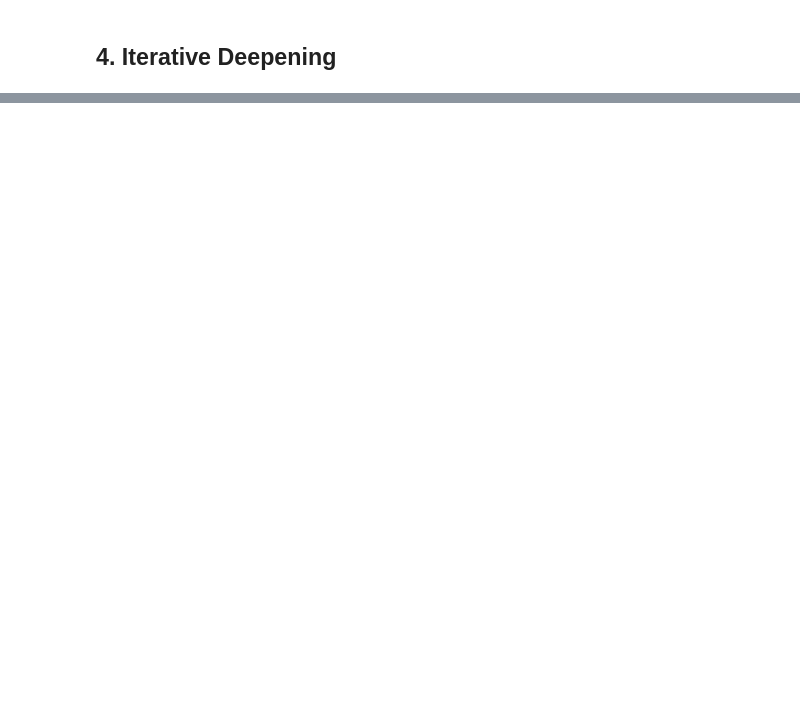
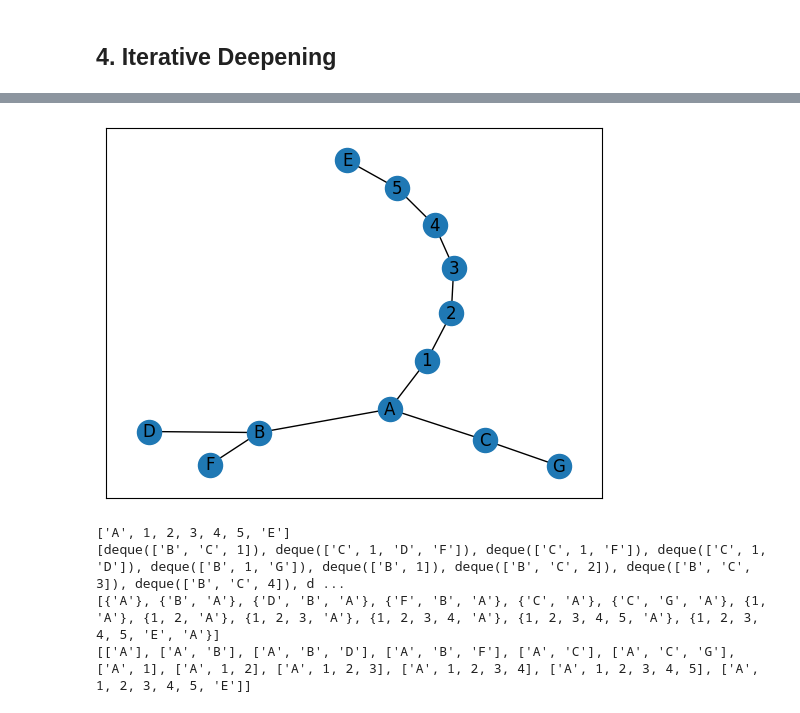
Before and after one commit to iGotsIt/AI-search-tool, a Jupyter notebook: AI Search Tool.ipynb, the cells around one changed output, grey strips where cells are left out. Saved outputs shown, nothing was run; the diff lists cells and outputs as text; code cells hidden in the pictures; blank space fills up the shorter version.

```diff
--- a/AI Search Tool.ipynb
+++ b/AI Search Tool.ipynb
@@ -297,21 +330,66 @@ def hill_climbing(graph: Graph, eval_func: EvalFunc = degree_eval, only_best: bo
             if found_trace is not None: return found_trace
         return None
     return __dfs_with_best(graph.start, [])
+
+
+def hill_climbing(graph: Graph, eval_func: EvalFunc = degree_eval, only_best: bool = True) -> Tuple[Optional[Trace], List[Deque[Point]], List[Deque[Point]], List[Trace]]:
+    frontier_steps, explored_steps, paths_history = [], [], []
+
+    def __dfs_with_best(cur_point: Point, trace: Trace, explored: Set[Point], frontier: Deque[Point]) -> Optional[Trace]:
+        trace.append(cur_point)
+        explored.add(cur_point)
+        frontier.remove(cur_point)
+        neighbours = graph.adjList.get(cur_point, [])
+        neighbours.sort(key=lambda p: eval_func(graph, p), reverse=True)
+        if only_best:
+            neighbours = [neighbours[0]] if neighbours else []
+        for n in neighbours:
+            if n not in explored:
+                frontier.append(n)
+        frontier_steps.append(deepcopy(frontier))
+        explored_steps.append(deepcopy(explored))
+        path = trace.copy()
+        paths_history.append(path)
+
+        if cur_point == graph.goal:
+            return trace
+        if len(neighbours) == 0:
+            return None
+
+        for n in neighbours:
+            if n in trace:
+                continue
+            found_trace = __dfs_with_best(n, trace.copy(), explored.copy(), frontier.copy())
+            if found_trace is not None:
+                return found_trace
+        return None
+
+    trace = __dfs_with_best(graph.start, [], set(), deque([graph.start]))
+    return trace, frontier_steps, explored_steps, paths_history
 # %%
 def test_hill_climbing():
     test_graph = Graph(
         vertices=["A", "B", "C", "D", "E", "F", "G", 1, 2, 3, 4, 5],
         edges=[
             ("A", "B"), ("A", "C"), ("A", 1), ("B", "D"), ("B", "F"),
             ("C", "G"), (1, 2), (2, 3),(3, 4), (4, 5), (5, "E")
         ],
         start="A", goal="E", weighted=False
     )
     nx_graph = nx.Graph()
     nx_graph.add_edges_from(test_graph.visualization)
     nx.draw_networkx(nx_graph)
     plt.show()
-    find_trace = hill_climbing(test_graph, only_best=False)
+    find_trace, frontier_steps, explored_steps, paths_history = hill_climbing(test_graph, only_best=False)
     print(find_trace)
+    print(frontier_steps)
+    print(explored_steps)
+    print(paths_history)
 
 test_hill_climbing()
+# %% [output]
+[figure, added]
+['A', 1, 2, 3, 4, 5, 'E']
+[deque(['B', 'C', 1]), deque(['C', 1, 'D', 'F']), deque(['C', 1, 'F']), deque(['C', 1, 'D']), deque(['B', 1, 'G']), deque(['B', 1]), deque(['B', 'C', 2]), deque(['B', 'C', 3]), deque(['B', 'C', 4]), d ...
+[{'A'}, {'B', 'A'}, {'D', 'B', 'A'}, {'F', 'B', 'A'}, {'C', 'A'}, {'C', 'G', 'A'}, {1, 'A'}, {1, 2, 'A'}, {1, 2, 3, 'A'}, {1, 2, 3, 4, 'A'}, {1, 2, 3, 4, 5, 'A'}, {1, 2, 3, 4, 5, 'E', 'A'}]
+[['A'], ['A', 'B'], ['A', 'B', 'D'], ['A', 'B', 'F'], ['A', 'C'], ['A', 'C', 'G'], ['A', 1], ['A', 1, 2], ['A', 1, 2, 3], ['A', 1, 2, 3, 4], ['A', 1, 2, 3, 4, 5], ['A', 1, 2, 3, 4, 5, 'E']]
```
Also changed, not shown: parts of 5 cells of this notebook.
